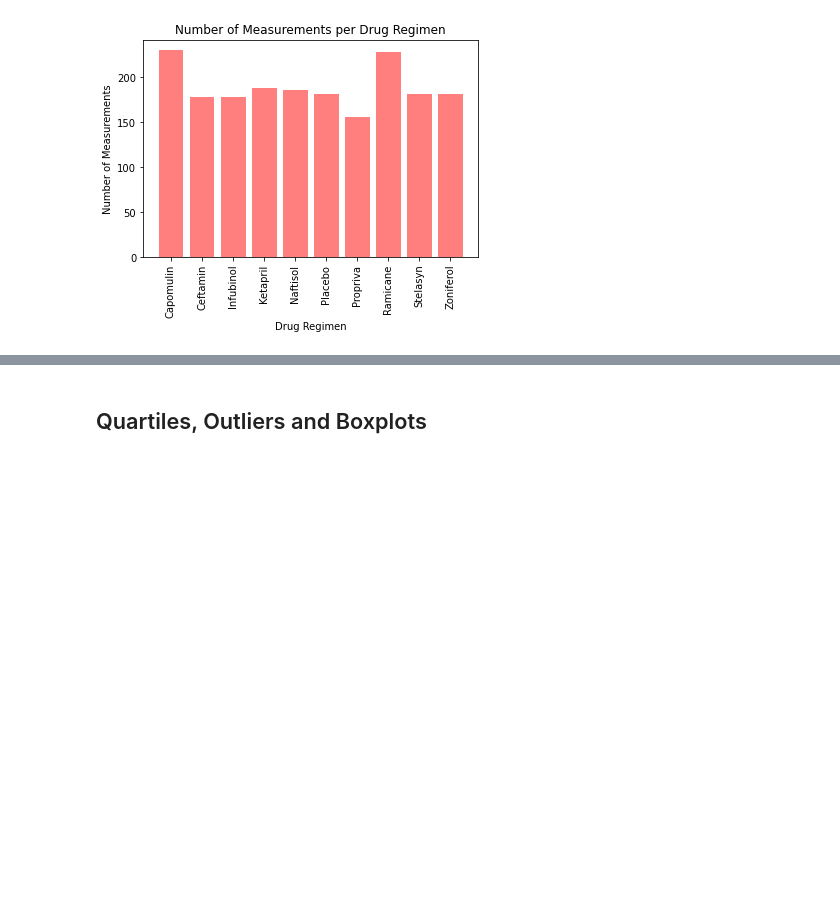
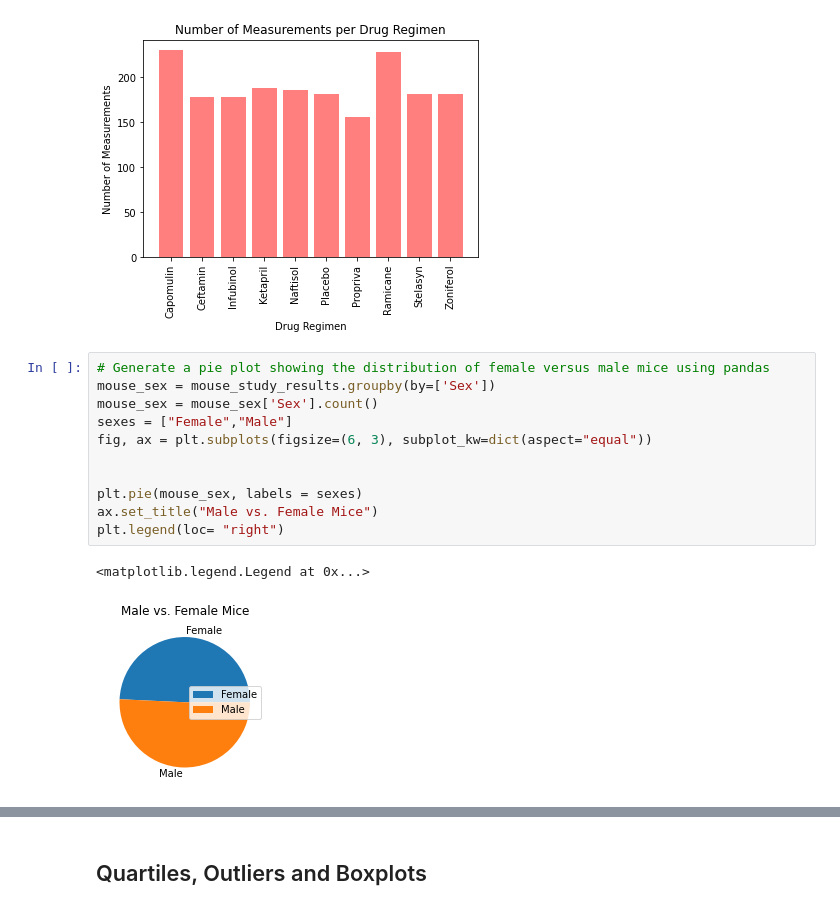
Before and after one commit to xiaoran-w-li/Matplotlib_Homework, a Jupyter notebook: Pymaceuticals/pymaceuticals_xiaoran_li.ipynb, the cells around one changed output, grey strips where cells are left out. Drawn from its saved outputs; the diff is of its cells as text; blank space fills up the shorter version.

```diff
--- a/Pymaceuticals/pymaceuticals_xiaoran_li.ipynb
+++ b/Pymaceuticals/pymaceuticals_xiaoran_li.ipynb
@@ -159,4 +158,18 @@ plt.ylabel('Number of Measurements')
 # %% [output]
 Text(0, 0.5, 'Number of Measurements')
 [figure]
+# %%
+# Generate a pie plot showing the distribution of female versus male mice using pandas
+mouse_sex = mouse_study_results.groupby(by=['Sex'])
+mouse_sex = mouse_sex['Sex'].count()
+sexes = ["Female","Male"]
+fig, ax = plt.subplots(figsize=(6, 3), subplot_kw=dict(aspect="equal"))
+
+
+plt.pie(mouse_sex, labels = sexes)
+ax.set_title("Male vs. Female Mice")
+plt.legend(loc= "right")
+# %% [output]
+<matplotlib.legend.Legend at 0x...>
+[figure, added]
 # %%
```
Also changed, not shown: parts of 11 cells of this notebook.
